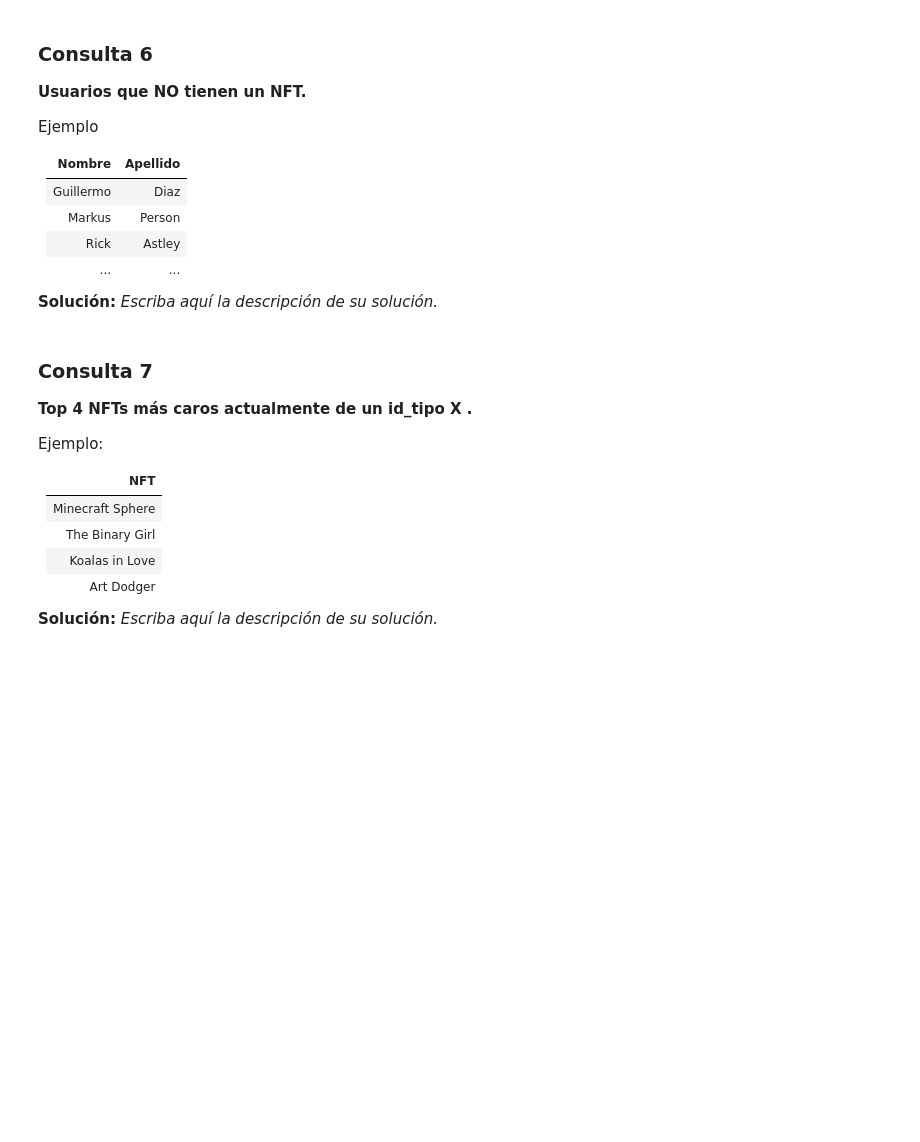
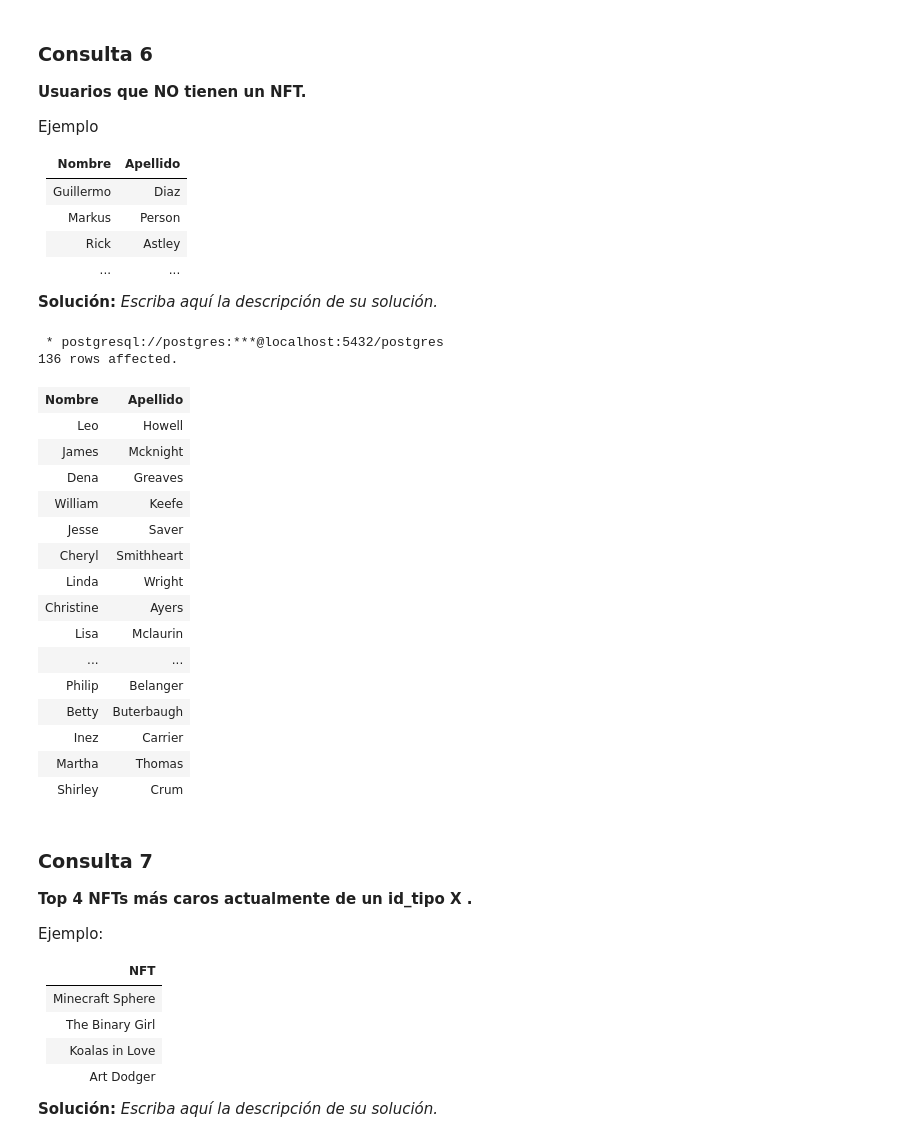
Before and after one commit to Cloff23/Tarea-1-BD, a Jupyter notebook: Tarea1_BD_2022-1 V1.1.ipynb, the cells around one changed output. Drawn from its saved outputs; the diff is of its cells as text; code cells hidden in the pictures; blank space fills up the shorter version.

```diff
--- a/Tarea1_BD_2022-1 V1.1.ipynb
+++ b/Tarea1_BD_2022-1 V1.1.ipynb
@@ -512,3 +502,33 @@ WHERE
+# %%
+%%sql
+SELECT
+	nombre AS "Nombre", apellido AS "Apellido"
+FROM
+	usuarios
+WHERE
+	id_usuario NOT IN (SELECT
+					  	usuario_tiene_nft.id_usuario
+					  FROM
+					  	usuario_tiene_nft);
+# %% [output]
+ * postgresql://postgres:***@localhost:5432/postgres
+136 rows affected.
+| Nombre | Apellido |
+| Leo | Howell |
+| James | Mcknight |
+| Dena | Greaves |
+| William | Keefe |
+| Jesse | Saver |
+| Cheryl | Smithheart |
+| Linda | Wright |
+| Christine | Ayers |
+| Lisa | Mclaurin |
+| ... | ... |
+| Philip | Belanger |
+| Betty | Buterbaugh |
+| Inez | Carrier |
+| Martha | Thomas |
+| Shirley | Crum |
 # %% [markdown]
 ### Consulta 7
 **Top 4 NFTs más caros actualmente de un id_tipo X .**
```
Also changed, not shown: parts of 11 cells of this notebook.
